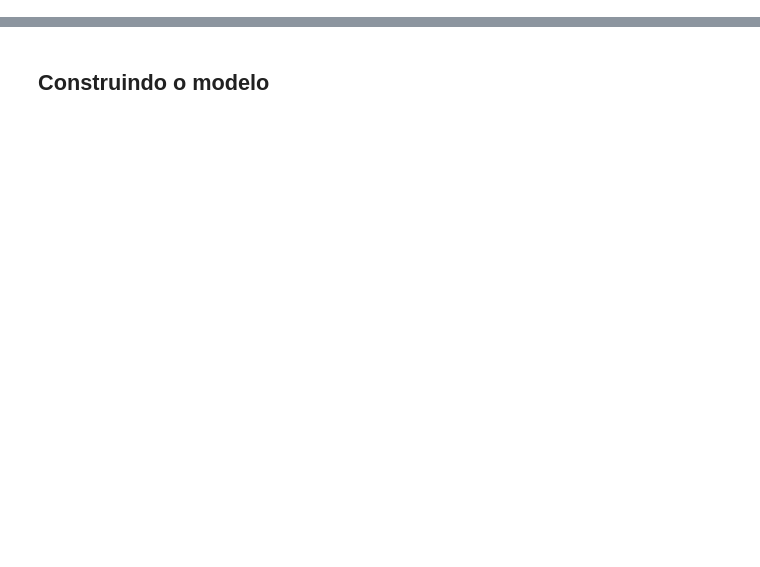
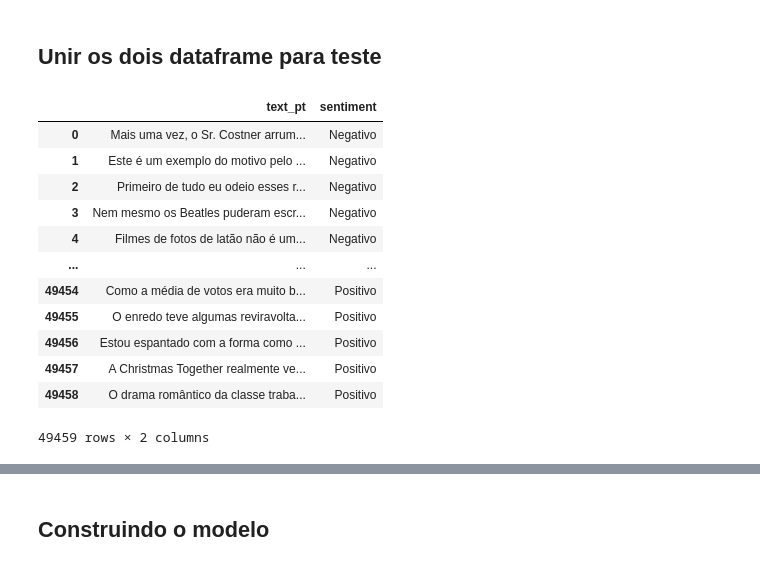
Before and after one commit to Renatolopo/MonitorNoticia, a Jupyter notebook: notebook/Analise de sentimento - Twitter.ipynb, the cells around one changed output, grey strips where cells are left out. Drawn from its saved outputs; the diff is of its cells as text; code cells hidden in the pictures; blank space fills up the shorter version.

```diff
--- a/notebook/Analise de sentimento - Twitter.ipynb
+++ b/notebook/Analise de sentimento - Twitter.ipynb
@@ -10,0 +12,4 @@ from sklearn.model_selection import cross_val_predict
+# %%
+# https://www.kaggle.com/luisfredgs/imdb-ptbr
+dataset = pd.read_csv('/home/renato/Documentos/imdb-reviews-pt-br.csv')
+dataset.head()
@@ -11,4 +23,4 @@ from sklearn.model_selection import cross_val_predict
 # %%
-dataset = pd.read_csv('./files test/Tweets_Mg.csv')
-dataset.count()
+df2 = pd.read_csv('./files test/Tweets_Mg.csv')
+df2['Classificacao'].value_counts()
 # %% [output]
@@ -41,0 +31,2 @@ dataset.head()
+# %% [markdown]
+## Unir os dois dataframe para teste
@@ -41,0 +35,23 @@ dataset.head()
+# %%
+#deixa os dois df com o mesmo numero de colunas
+df = dataset.drop(columns=['text_en','id'])
+df2 = df2.drop(columns=rm_df2)
+# %%
+#deixa as colunas de sentimentos igual a do outro df
+df['sentiment'] = df['sentiment'].str.replace('neg', 'Negativo')
+df['sentiment'] = df['sentiment'].str.replace('pos', 'Positivo')
+df
+# %% [output]
+|  | text_pt | sentiment |
+| 0 | Mais uma vez, o Sr. Costner arrum... | Negativo |
+| 1 | Este é um exemplo do motivo pelo ... | Negativo |
+| 2 | Primeiro de tudo eu odeio esses r... | Negativo |
+| 3 | Nem mesmo os Beatles puderam escr... | Negativo |
+| 4 | Filmes de fotos de latão não é um... | Negativo |
+| ... | ... | ... |
+| 49454 | Como a média de votos era muito b... | Positivo |
+| 49455 | O enredo teve algumas reviravolta... | Positivo |
+| 49456 | Estou espantado com a forma como ... | Positivo |
+| 49457 | A Christmas Together realmente ve... | Positivo |
+| 49458 | O drama romântico da classe traba... | Positivo |
+49459 rows × 2 columns
```
Also changed, not shown: parts of 16 cells of this notebook.
